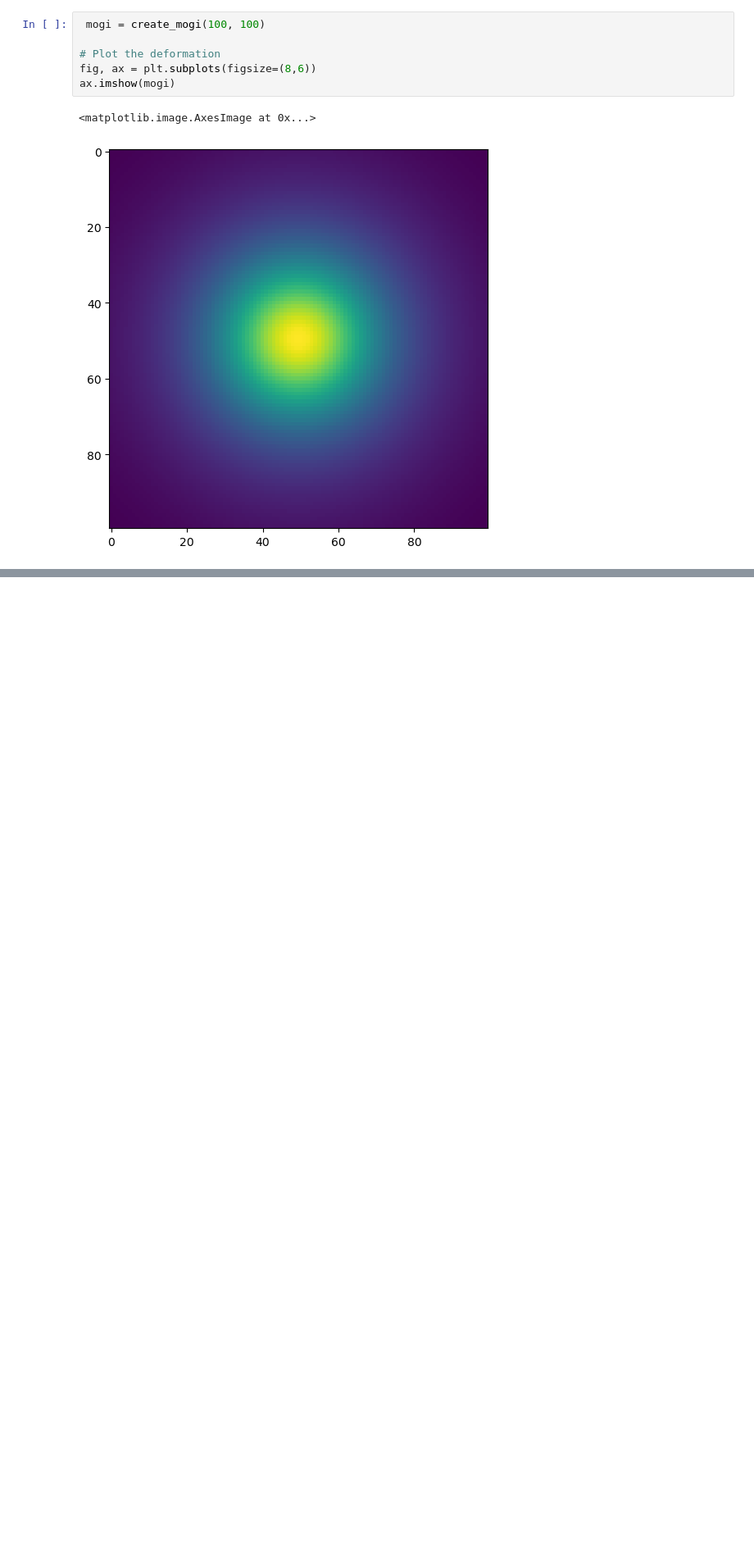
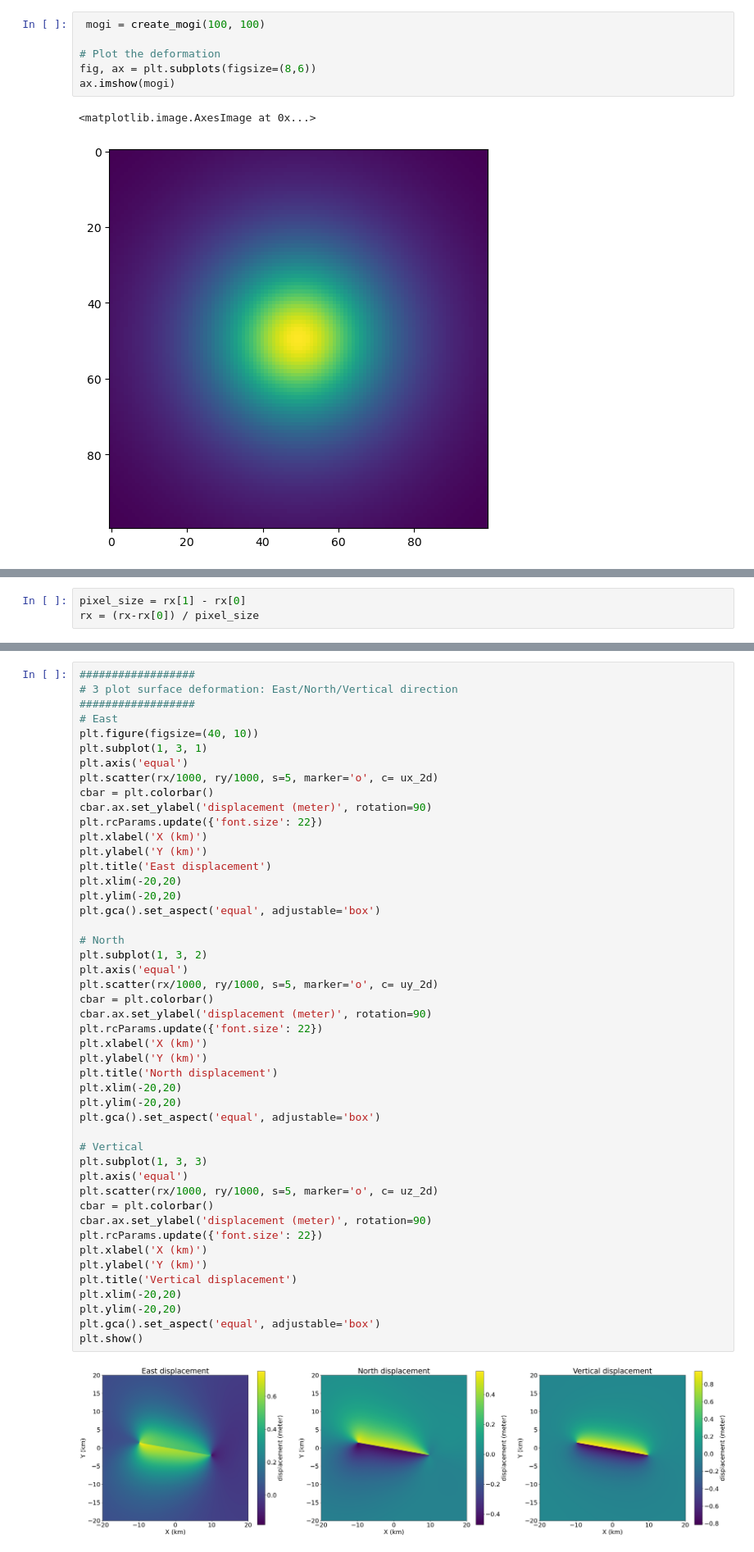
Before and after one commit to forrestfwilliams/los_palette, a Jupyter notebook: palette.ipynb, the cells around one changed output, grey strips where cells are left out. Shown at 82% size. Cells and saved outputs as stored; diff of their text form; blank space fills up the shorter version.

```diff
--- a/palette.ipynb
+++ b/palette.ipynb
@@ -291,0 +409,3 @@ ax.imshow(mogi)
+# %%
+pixel_size = rx[1] - rx[0]
+rx = (rx-rx[0]) / pixel_size
@@ -291,0 +426,49 @@ ax.imshow(mogi)
+# %%
+##################
+# 3 plot surface deformation: East/North/Vertical direction
+##################
+# East
+plt.figure(figsize=(40, 10))
+plt.subplot(1, 3, 1)
+plt.axis('equal')
+plt.scatter(rx/1000, ry/1000, s=5, marker='o', c= ux_2d)
+cbar = plt.colorbar()
+cbar.ax.set_ylabel('displacement (meter)', rotation=90)
+plt.rcParams.update({'font.size': 22})
+plt.xlabel('X (km)')
+plt.ylabel('Y (km)')
+plt.title('East displacement')
+plt.xlim(-20,20)
+plt.ylim(-20,20)
+plt.gca().set_aspect('equal', adjustable='box')
+
+# North
+plt.subplot(1, 3, 2)
+plt.axis('equal')
+plt.scatter(rx/1000, ry/1000, s=5, marker='o', c= uy_2d)
+cbar = plt.colorbar()
+cbar.ax.set_ylabel('displacement (meter)', rotation=90)
+plt.rcParams.update({'font.size': 22})
+plt.xlabel('X (km)')
+plt.ylabel('Y (km)')
+plt.title('North displacement')
+plt.xlim(-20,20)
+plt.ylim(-20,20)
+plt.gca().set_aspect('equal', adjustable='box')
+
+# Vertical
+plt.subplot(1, 3, 3)
+plt.axis('equal')
+plt.scatter(rx/1000, ry/1000, s=5, marker='o', c= uz_2d)
+cbar = plt.colorbar()
+cbar.ax.set_ylabel('displacement (meter)', rotation=90)
+plt.rcParams.update({'font.size': 22})
+plt.xlabel('X (km)')
+plt.ylabel('Y (km)')
+plt.title('Vertical displacement')
+plt.xlim(-20,20)
+plt.ylim(-20,20)
+plt.gca().set_aspect('equal', adjustable='box')
+plt.show()
+# %% [output]
+[figure, added]
```
Also changed, not shown: parts of 13 cells of this notebook, 4 other files.
